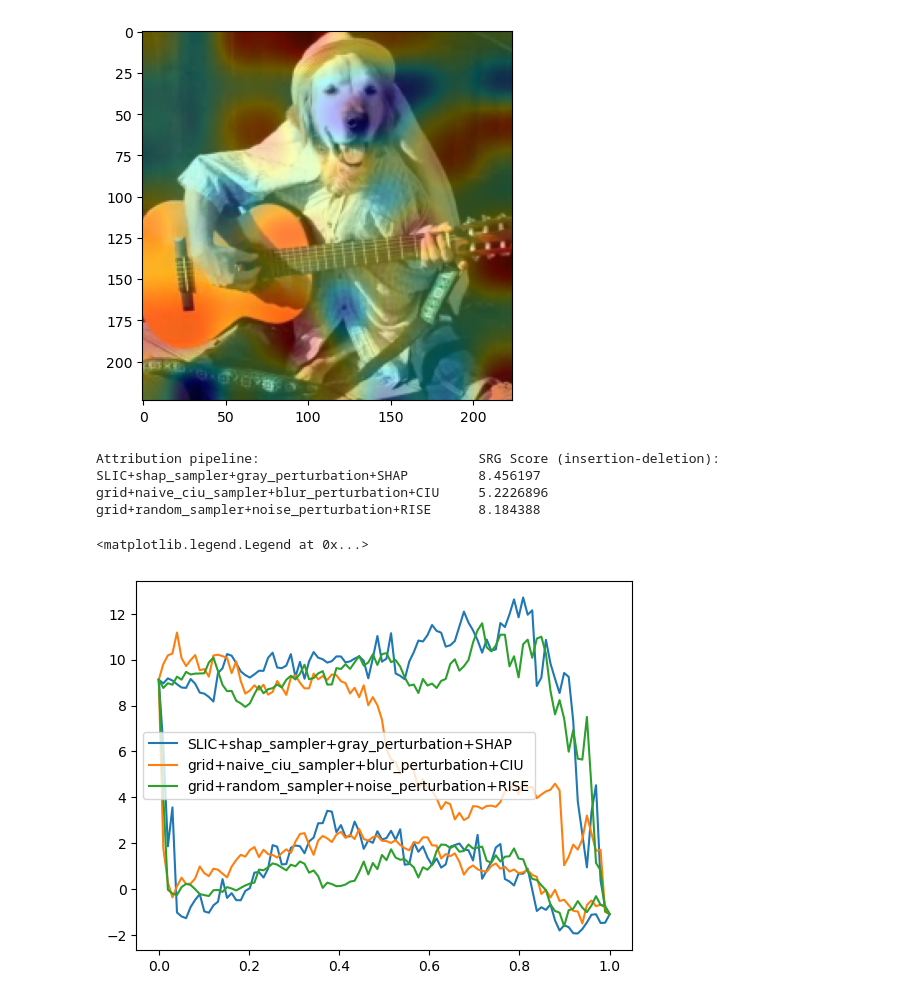
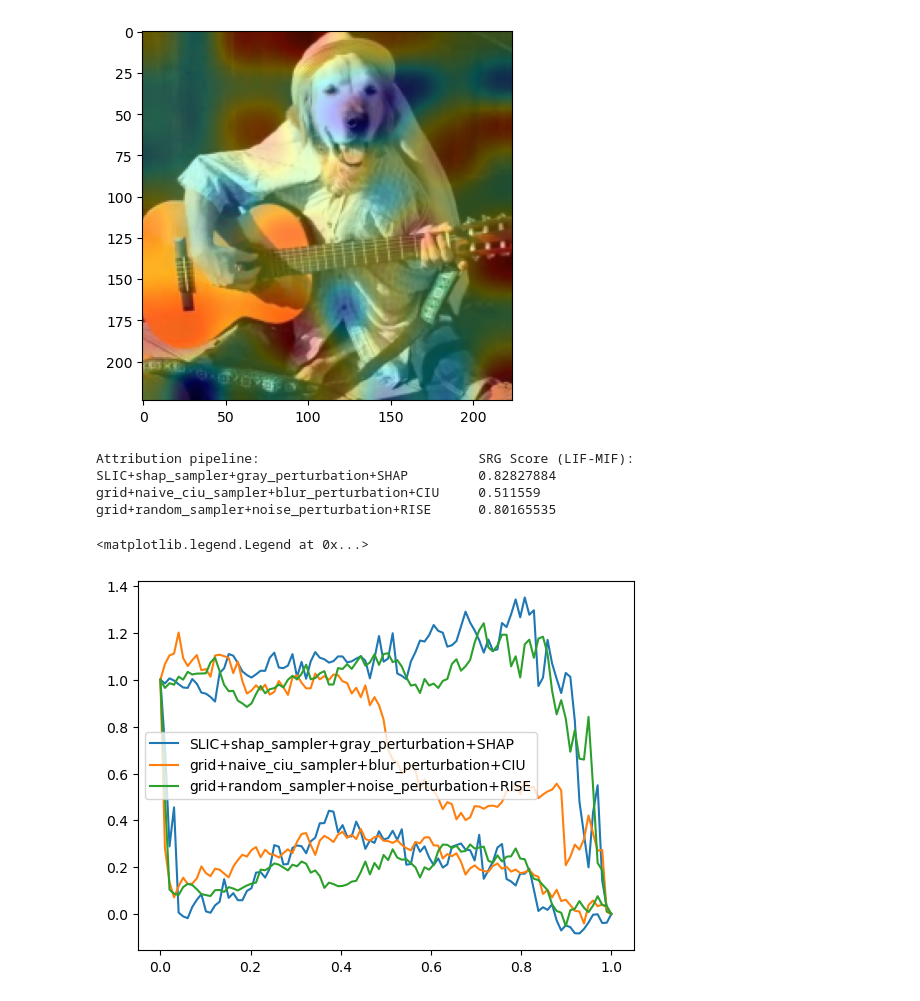
Before and after one commit to guspih/post-hoc-image-perturbation, a Jupyter notebook: torchvision_showcase_2.ipynb, the cells around one changed output. Cells and saved outputs as stored; diff of their text form; code cells hidden in the pictures.

```diff
--- a/torchvision_showcase_2.ipynb
+++ b/torchvision_showcase_2.ipynb
@@ -187,41 +187,41 @@ plt.imshow(gui_rise_pixels_visual)
 [figure]
 [figure]
 # %%
-# Calculate the insertion and deletion scores (AUC) of the explainations
-# This is done by steadily inserting/deleting more of the image starting with the most attributed pixels.
-# For insertion a better score is higher since it indicates that the impactful areas were inserted first
-# The opposite goes for deletion, with lower scores indicating that the most impactful was deleted first
-# The insertion curve is reveresed which is equivalent to deleting the least impactful pixel first
+# Calculate the LIF and MIF scores (AUC) of the explainations
+# This is done by steadily deleting more of the image starting with the least/most attributed pixels (LIF/MIF).
+# For LIF a better score is higher since it indicates that the impactful areas were deleted last
+# The opposite goes for MIF, with lower scores indicating that the most impactful was deleted first
+# The LIF and MIF scores are equivalent to the insertion and deletion scores except the insertion curve is reversed
 
-srg_evaluator = ImageAUCEvaluator(return_curves=True)
+srg_evaluator = ImageAUCEvaluator(return_curves=True, normalize=True)
 lab_shap_scores, lab_shap_curves = srg_evaluator(img, model, lab_shap_pixels, model_idxs=(...,0), sample_size=100)
 lab_ciu_scores, lab_ciu_curves = srg_evaluator(img, model, lab_ciu_pixels, model_idxs=(...,0), sample_size=100)
 lab_rise_scores, lab_rise_curves = srg_evaluator(img, model, lab_rise_pixels, model_idxs=(...,0), sample_size=100)
 
 # Print the SRG scores (insertion AUC - deletion AUC):
-print('Attribution pipeline:\t\t\t\t SRG Score (insertion-deletion):')
-print('SLIC+shap_sampler+gray_perturbation+SHAP\t', lab_shap_scores[-1])
-print('grid+naive_ciu_sampler+blur_perturbation+CIU\t', lab_ciu_scores[-1])
-print('grid+random_sampler+noise_perturbation+RISE\t', lab_rise_scores[-1])
+print('Attribution pipeline:\t\t\t\t SRG Score (LIF-MIF):')
+print('SLIC+shap_sampler+gray_perturbation+SHAP\t', lab_shap_scores[-1][0])
+print('grid+naive_ciu_sampler+blur_perturbation+CIU\t', lab_ciu_scores[-1][0])
+print('grid+random_sampler+noise_perturbation+RISE\t', lab_rise_scores[-1][0])
 
 # Plot the insertion curves showing the prediction vs. the fraction of the image inserted/deleted
-plt.plot(np.linspace(0,1,len(lab_shap_curves[0])), lab_shap_curves[0][::-1], c='C0')
-plt.plot(np.linspace(0,1,len(lab_ciu_curves[0])), lab_ciu_curves[0][::-1], c='C1')
-plt.plot(np.linspace(0,1,len(lab_rise_curves[0])), lab_rise_curves[0][::-1], c='C2')
+plt.plot(np.linspace(0,1,len(lab_shap_curves[0])), lab_shap_curves[0], c='C0')
+plt.plot(np.linspace(0,1,len(lab_ciu_curves[0])), lab_ciu_curves[0], c='C1')
+plt.plot(np.linspace(0,1,len(lab_rise_curves[0])), lab_rise_curves[0], c='C2')
 
 # Plot the deletion curves showing the prediction vs. the fraction of the image inserted/deleted
 plt.plot(np.linspace(0,1,len(lab_shap_curves[1])), lab_shap_curves[1], c='C0')
 plt.plot(np.linspace(0,1,len(lab_ciu_curves[1])), lab_ciu_curves[1], c='C1')
 plt.plot(np.linspace(0,1,len(lab_rise_curves[1])), lab_rise_curves[1], c='C2')
 plt.legend((
     'SLIC+shap_sampler+gray_perturbation+SHAP',
     'grid+naive_ciu_sampler+blur_perturbation+CIU',
     'grid+random_sampler+noise_perturbation+RISE'
 ))
 # %% [output]
-Attribution pipeline:                            SRG Score (insertion-deletion):
-SLIC+shap_sampler+gray_perturbation+SHAP         8.456197
-grid+naive_ciu_sampler+blur_perturbation+CIU     5.2226896
-grid+random_sampler+noise_perturbation+RISE      8.184388
+Attribution pipeline:                            SRG Score (LIF-MIF):
+SLIC+shap_sampler+gray_perturbation+SHAP         0.82827884
+grid+naive_ciu_sampler+blur_perturbation+CIU     0.511559
+grid+random_sampler+noise_perturbation+RISE      0.80165535
 <matplotlib.legend.Legend at 0x...>
-[figure, old version]
+[figure, new version]
```
Also changed, not shown: 1 other file.
